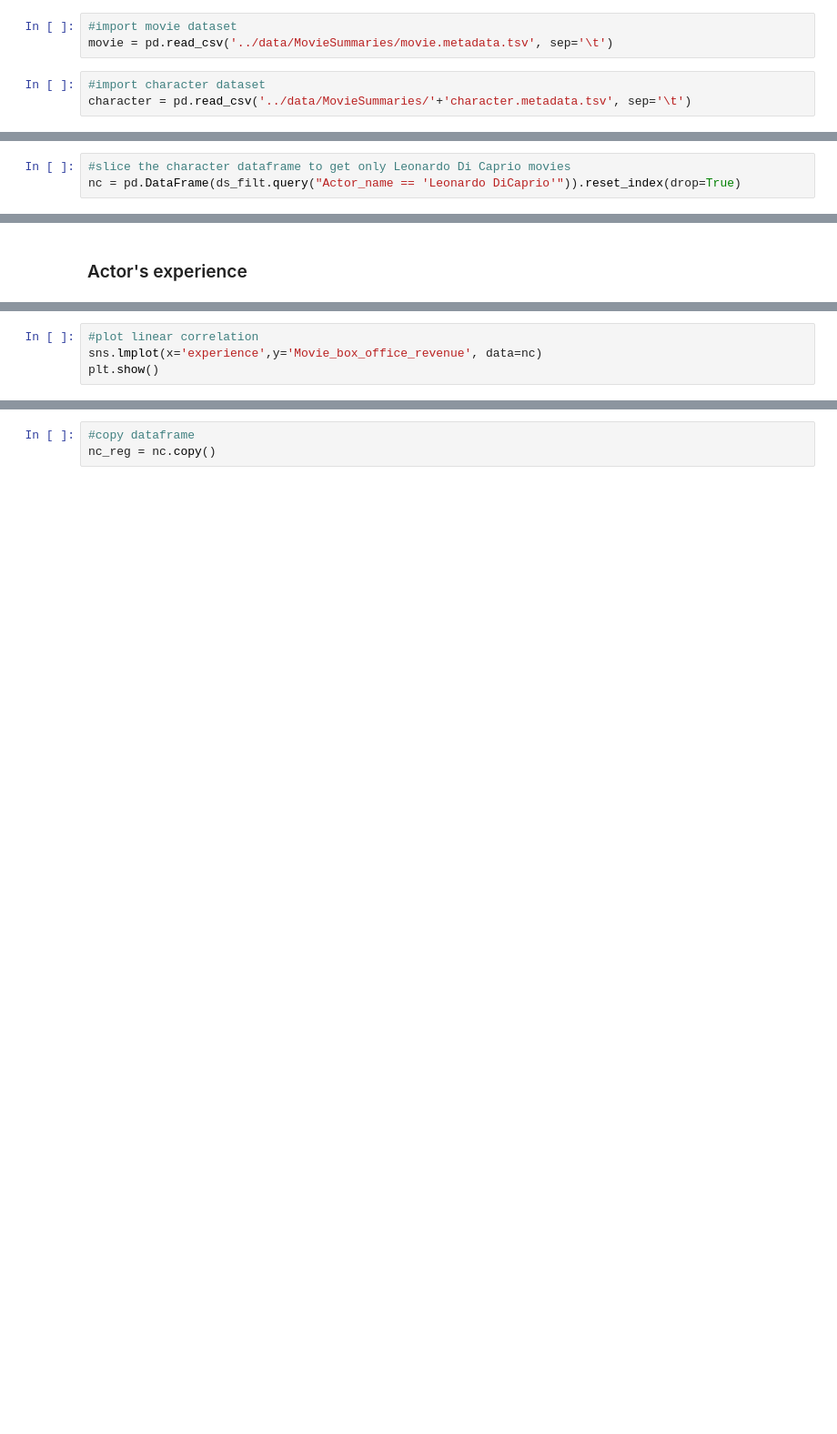
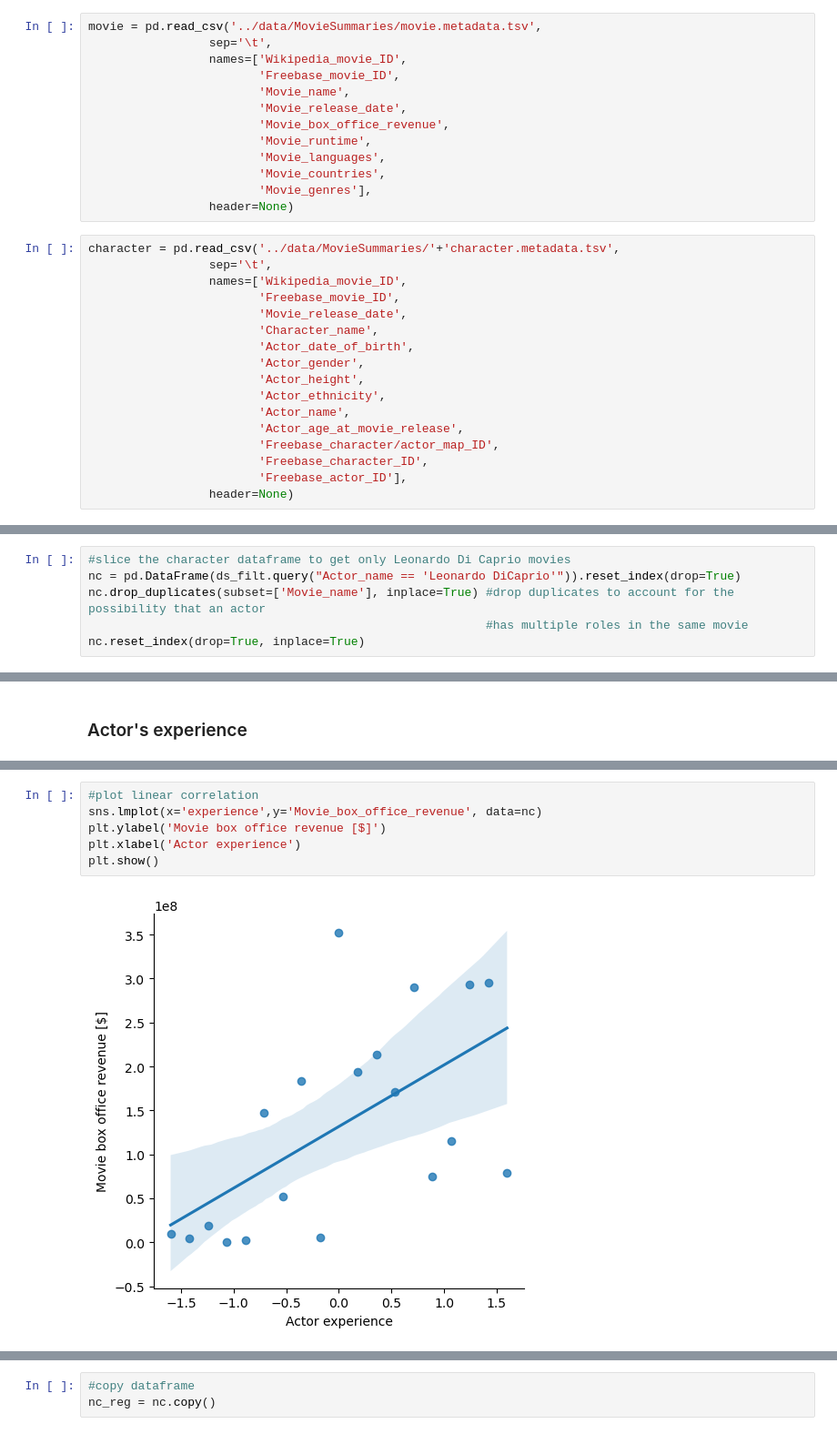
Before and after one commit to louisleger/ada-final-project, a Jupyter notebook: src/Data_Exploration.ipynb, the cells around one changed output, grey strips where cells are left out. Shown: that part at 91% size. Drawn from its saved outputs; the diff is of its cells as text; blank space fills up the shorter version.

```diff
--- a/src/Data_Exploration.ipynb
+++ b/src/Data_Exploration.ipynb
@@ -10,8 +10,32 @@ import math
 from scipy import stats
 import statsmodels.formula.api as smf
 # %%
-#import movie dataset
-movie = pd.read_csv('../data/MovieSummaries/movie.metadata.tsv', sep='\t')
+movie = pd.read_csv('../data/MovieSummaries/movie.metadata.tsv',
+                 sep='\t',
+                 names=['Wikipedia_movie_ID',
+                        'Freebase_movie_ID',
+                        'Movie_name',
+                        'Movie_release_date',
+                        'Movie_box_office_revenue',
+                        'Movie_runtime',
+                        'Movie_languages',
+                        'Movie_countries',
+                        'Movie_genres'],
+                 header=None)
 # %%
-#import character dataset
-character = pd.read_csv('../data/MovieSummaries/'+'character.metadata.tsv', sep='\t')
+character = pd.read_csv('../data/MovieSummaries/'+'character.metadata.tsv',
+                 sep='\t',
+                 names=['Wikipedia_movie_ID',
+                        'Freebase_movie_ID',
+                        'Movie_release_date',
+                        'Character_name',
+                        'Actor_date_of_birth',
+                        'Actor_gender',
+                        'Actor_height',
+                        'Actor_ethnicity',
+                        'Actor_name',
+                        'Actor_age_at_movie_release',
+                        'Freebase_character/actor_map_ID',
+                        'Freebase_character_ID',
+                        'Freebase_actor_ID'],
+                 header=None)
@@ -59,6 +83,9 @@ ds_filt = ds.drop(bad_ids)
 # %%
 #slice the character dataframe to get only Leonardo Di Caprio movies
 nc = pd.DataFrame(ds_filt.query("Actor_name == 'Leonardo DiCaprio'")).reset_index(drop=True)
+nc.drop_duplicates(subset=['Movie_name'], inplace=True) #drop duplicates to account for the possibility that an actor
+                                                        #has multiple roles in the same movie
+nc.reset_index(drop=True, inplace=True)
 # %%
 #number of movies Leonardo Di Caprio starred in
 print('Leonardo Di Caprio starred in ' + str(len(nc)) + ' movies')
@@ -133,5 +185,9 @@ Applying the Pearson and Spearman relation, we obtain a positive correlation of
 # %%
 #plot linear correlation
 sns.lmplot(x='experience',y='Movie_box_office_revenue', data=nc)
+plt.ylabel('Movie box office revenue [$]')
+plt.xlabel('Actor experience')
 plt.show()
+# %% [output]
+[figure, added]
 # %% [markdown]
```
Also changed, not shown: parts of 40 cells of this notebook.
